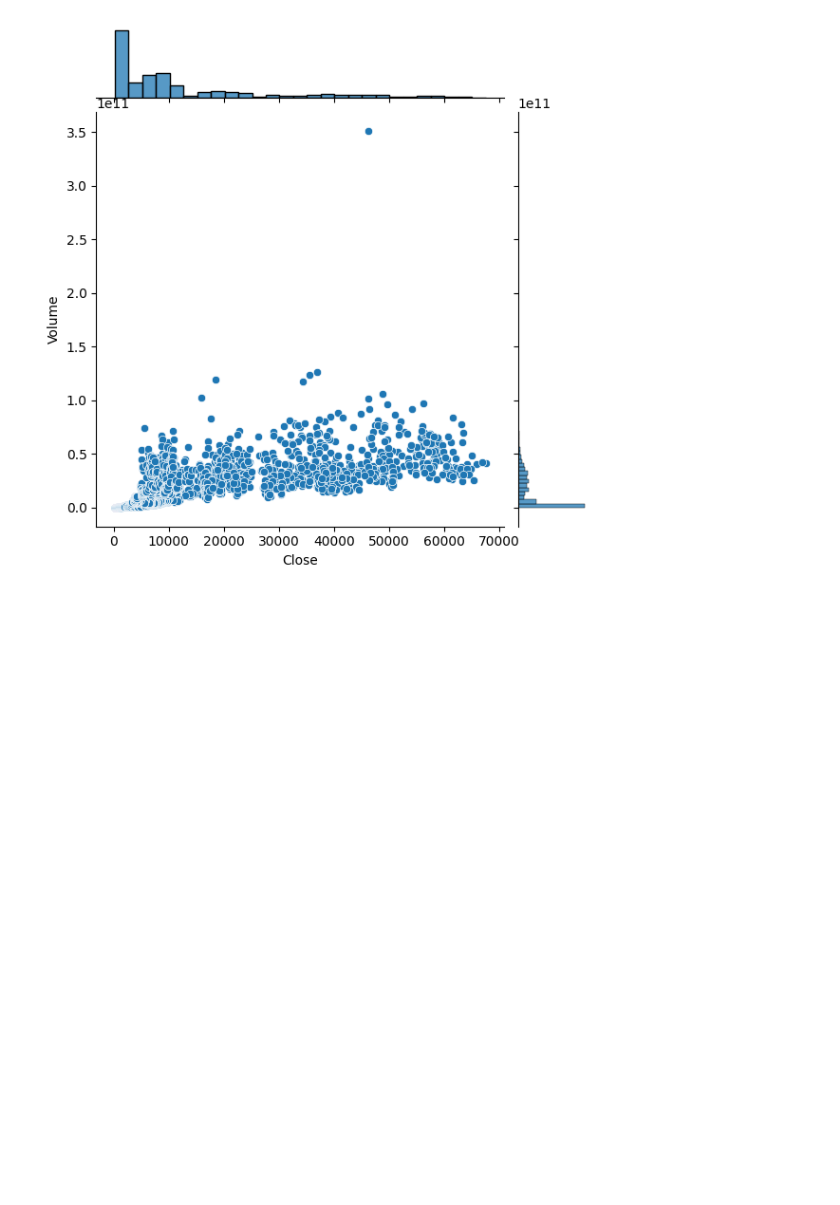
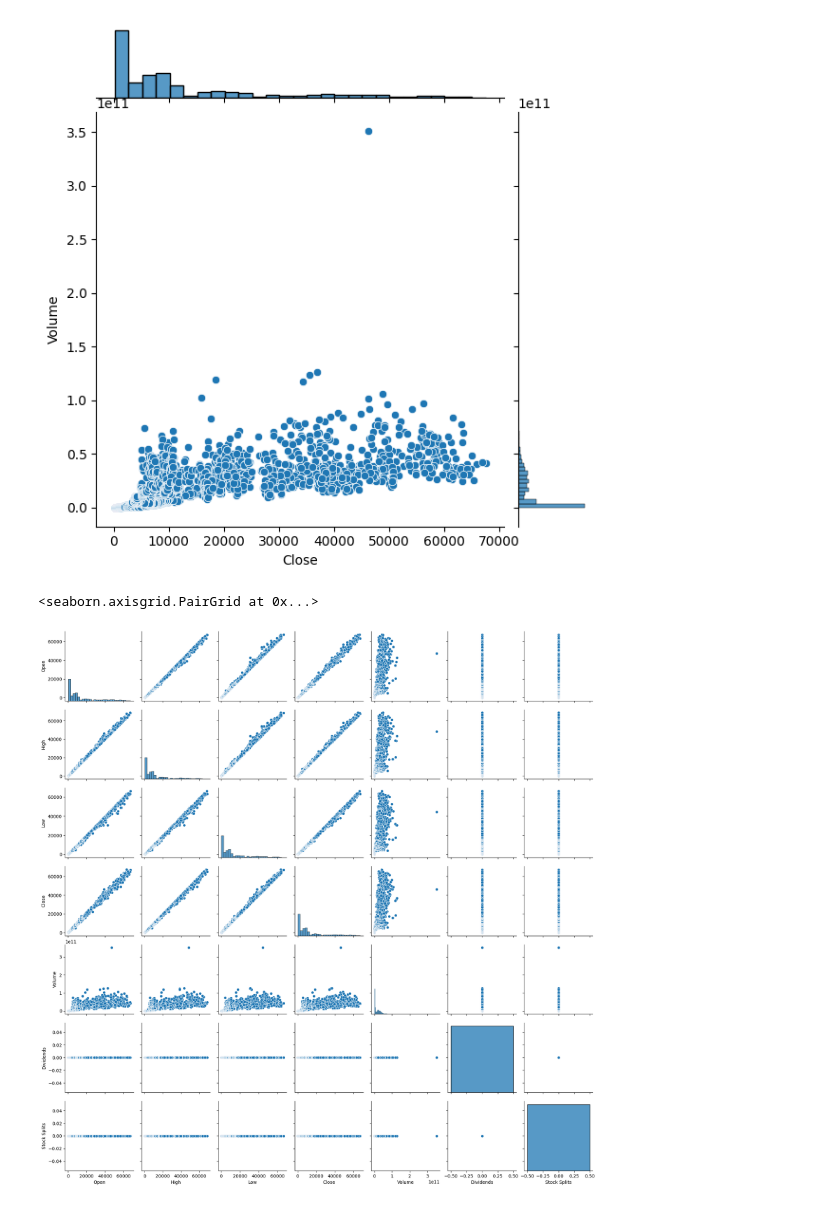
Before and after one commit to ZichKoding/CryptocurrencyPricePredictor, a Jupyter notebook: main.ipynb, the cells around one changed output. Saved outputs shown, nothing was run; the diff lists cells and outputs as text; code cells hidden in the pictures; blank space fills up the shorter version.

Commit message:
Forgot to add pairplot

```diff
--- a/main.ipynb
+++ b/main.ipynb
@@ -105,3 +105,8 @@ sns.jointplot(x="Close", y="Volume", data=btc_df)
 # %% [output]
 <seaborn.axisgrid.JointGrid at 0x...>
 [figure]
+# %%
+sns.pairplot(btc_df)
+# %% [output]
+<seaborn.axisgrid.PairGrid at 0x...>
+[figure, added]
```
